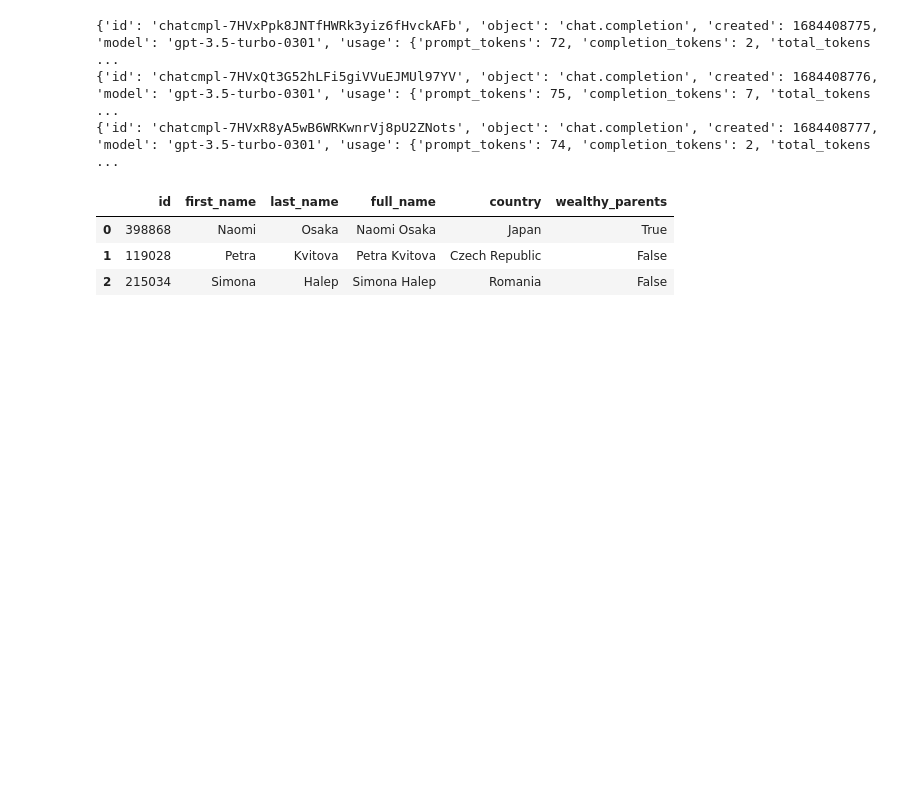
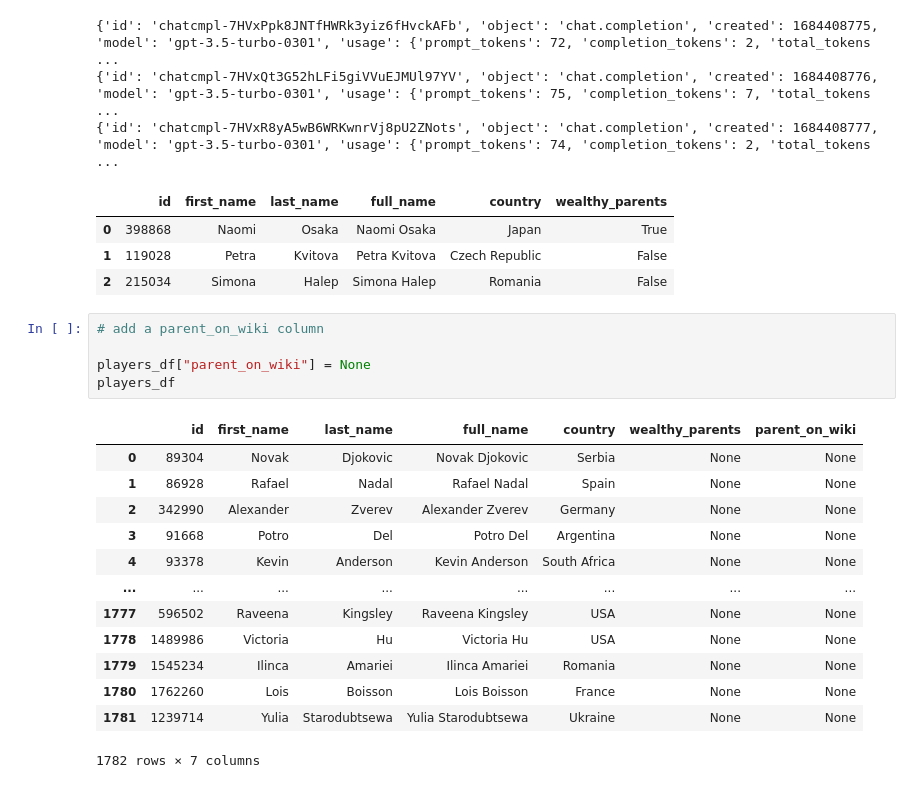
Before and after one commit to mmmcustard/analytics158739, a Jupyter notebook: 158739Assignment4.ipynb, the cells around one changed output. Saved outputs shown, nothing was run; the diff lists cells and outputs as text; blank space fills up the shorter version.

```diff
--- a/158739Assignment4.ipynb
+++ b/158739Assignment4.ipynb
@@ -406,3 +378,22 @@ test
 | 0 | 398868 | Naomi | Osaka | Naomi Osaka | Japan | True |
 | 1 | 119028 | Petra | Kvitova | Petra Kvitova | Czech Republic | False |
 | 2 | 215034 | Simona | Halep | Simona Halep | Romania | False |
+# %%
+# add a parent_on_wiki column
+
+players_df["parent_on_wiki"] = None
+players_df
+# %% [output]
+|  | id | first_name | last_name | full_name | country | wealthy_parents | parent_on_wiki |
+| 0 | 89304 | Novak | Djokovic | Novak Djokovic | Serbia | None | None |
+| 1 | 86928 | Rafael | Nadal | Rafael Nadal | Spain | None | None |
+| 2 | 342990 | Alexander | Zverev | Alexander Zverev | Germany | None | None |
+| 3 | 91668 | Potro | Del | Potro Del | Argentina | None | None |
+| 4 | 93378 | Kevin | Anderson | Kevin Anderson | South Africa | None | None |
+| ... | ... | ... | ... | ... | ... | ... | ... |
+| 1777 | 596502 | Raveena | Kingsley | Raveena Kingsley | USA | None | None |
+| 1778 | 1489986 | Victoria | Hu | Victoria Hu | USA | None | None |
+| 1779 | 1545234 | Ilinca | Amariei | Ilinca Amariei | Romania | None | None |
+| 1780 | 1762260 | Lois | Boisson | Lois Boisson | France | None | None |
+| 1781 | 1239714 | Yulia | Starodubtsewa | Yulia Starodubtsewa | Ukraine | None | None |
+1782 rows × 7 columns
```
Also changed, not shown: parts of 12 cells of this notebook.
